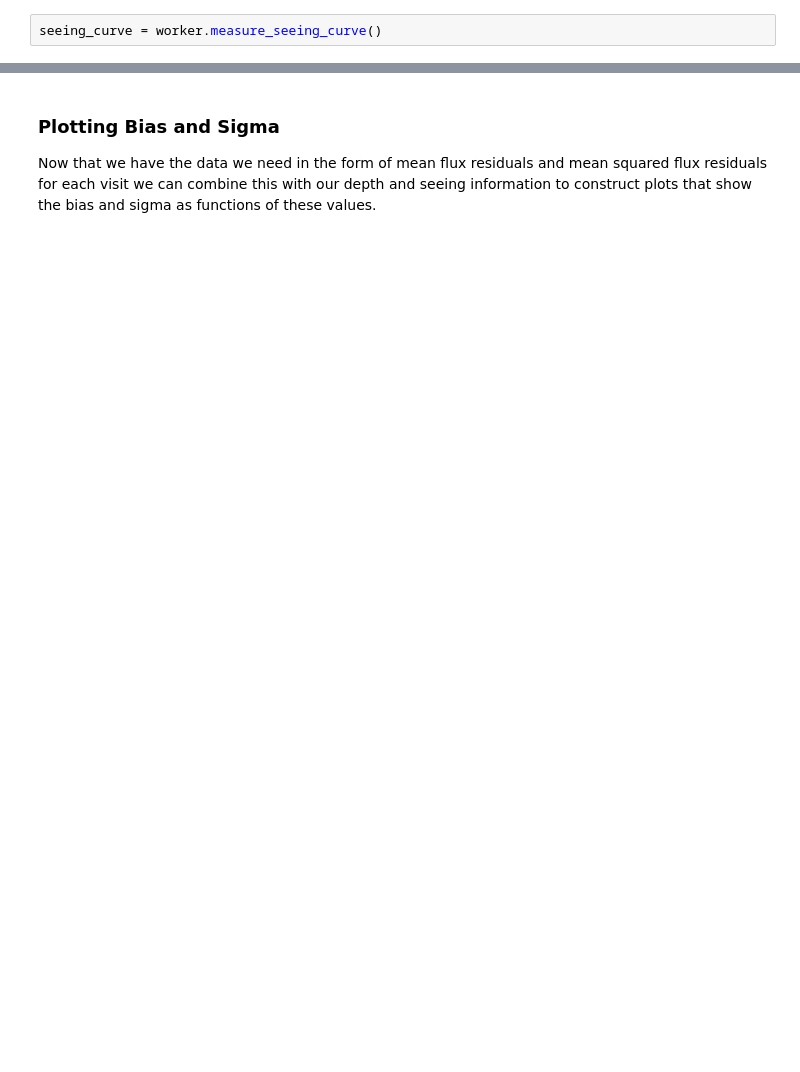
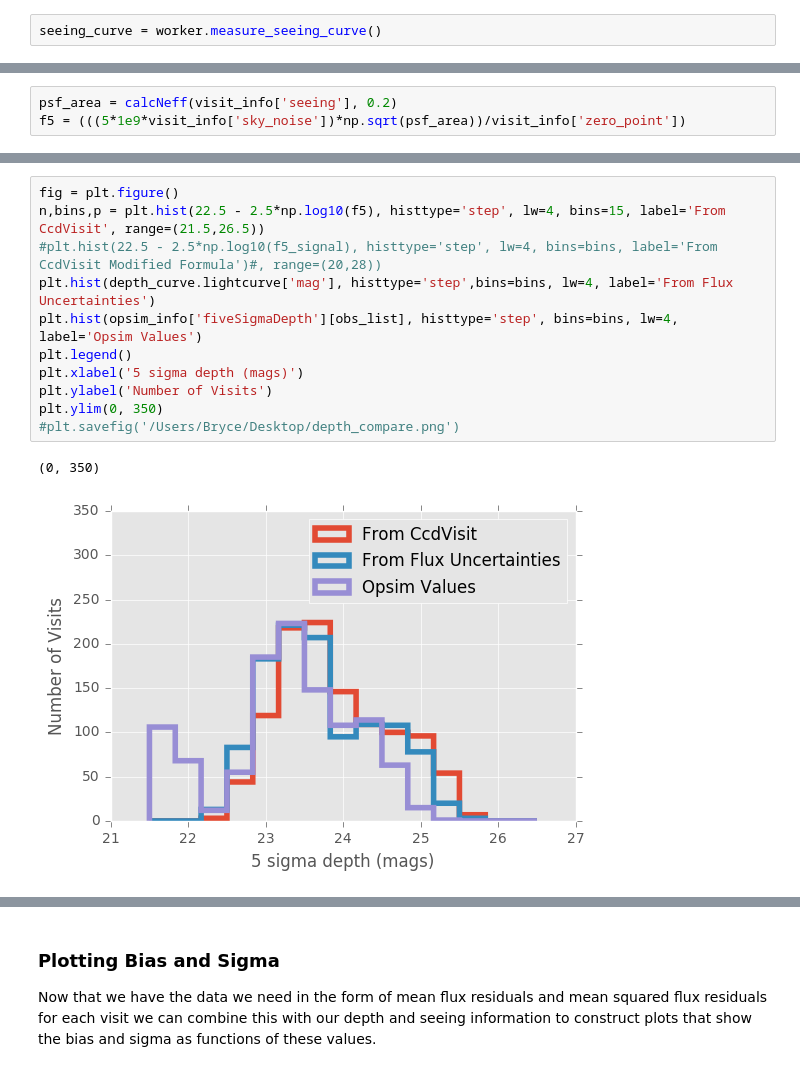
Before and after one commit to LSSTDESC/Monitor, a Jupyter notebook: examples/simple_error_model.ipynb, the cells around one changed output, grey strips where cells are left out. Drawn from its saved outputs; the diff is of its cells as text; blank space fills up the shorter version.

```diff
--- a/examples/simple_error_model.ipynb
+++ b/examples/simple_error_model.ipynb
@@ -35,0 +119,3 @@ seeing_curve = worker.measure_seeing_curve()
+# %%
+psf_area = calcNeff(visit_info['seeing'], 0.2)
+f5 = (((5*1e9*visit_info['sky_noise'])*np.sqrt(psf_area))/visit_info['zero_point'])
@@ -35,0 +160,14 @@ seeing_curve = worker.measure_seeing_curve()
+# %%
+fig = plt.figure()
+n,bins,p = plt.hist(22.5 - 2.5*np.log10(f5), histtype='step', lw=4, bins=15, label='From CcdVisit', range=(21.5,26.5))
+#plt.hist(22.5 - 2.5*np.log10(f5_signal), histtype='step', lw=4, bins=bins, label='From CcdVisit Modified Formula')#, range=(20,28))
+plt.hist(depth_curve.lightcurve['mag'], histtype='step',bins=bins, lw=4, label='From Flux Uncertainties')
+plt.hist(opsim_info['fiveSigmaDepth'][obs_list], histtype='step', bins=bins, lw=4, label='Opsim Values')
+plt.legend()
+plt.xlabel('5 sigma depth (mags)')
+plt.ylabel('Number of Visits')
+plt.ylim(0, 350)
+#plt.savefig('/Users/Bryce/Desktop/depth_compare.png')
+# %% [output]
+(0, 350)
+[figure, added]
```
Also changed, not shown: parts of 27 cells of this notebook, 3 other files.
